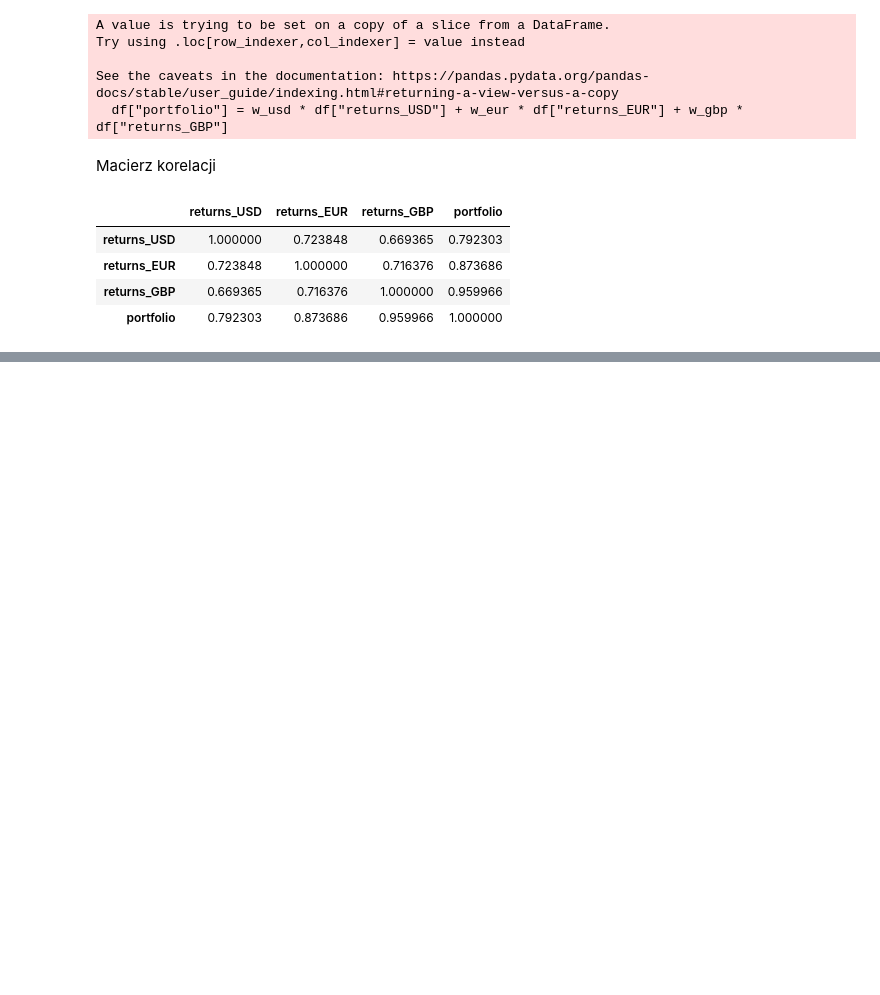
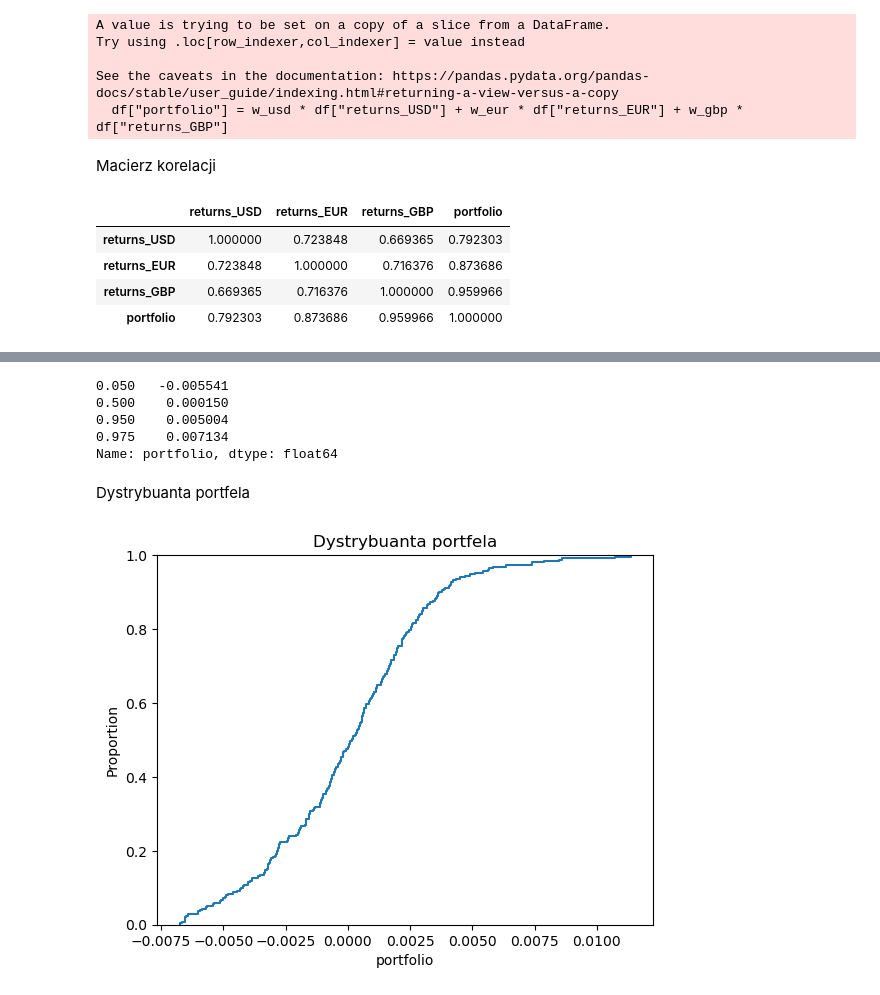
Before and after one commit to rafglo/Industry-Risk-Management, a Jupyter notebook: irm2.ipynb, the cells around one changed output, grey strips where cells are left out. Drawn from its saved outputs; the diff is of its cells as text; code cells hidden in the pictures; blank space fills up the shorter version.

```diff
--- a/irm2.ipynb
+++ b/irm2.ipynb
@@ -344,0 +409,20 @@ df[["returns_USD", "returns_EUR", "returns_GBP", "portfolio"]].corr()
+# %%
+quantiles = [0.05, 0.5, 0.95, 0.975]
+result_portf = df["portfolio"].quantile(q=quantiles)
+result_portf = result_portf.T
+result_portf.columns = [f"Q{int(q*1000)/10}" for q in quantiles]
+print(result_portf)
+# %% [output]
+0.050   -0.005541
+0.500    0.000150
+0.950    0.005004
+0.975    0.007134
+Name: portfolio, dtype: float64
+# %% [markdown]
+Dystrybuanta portfela
+# %%
+sns.ecdfplot(data=df, x="portfolio")
+plt.title("Dystrybuanta portfela")
+plt.show()
+# %% [output]
+[figure, added]
```
Also changed, not shown: parts of 21 cells of this notebook.
